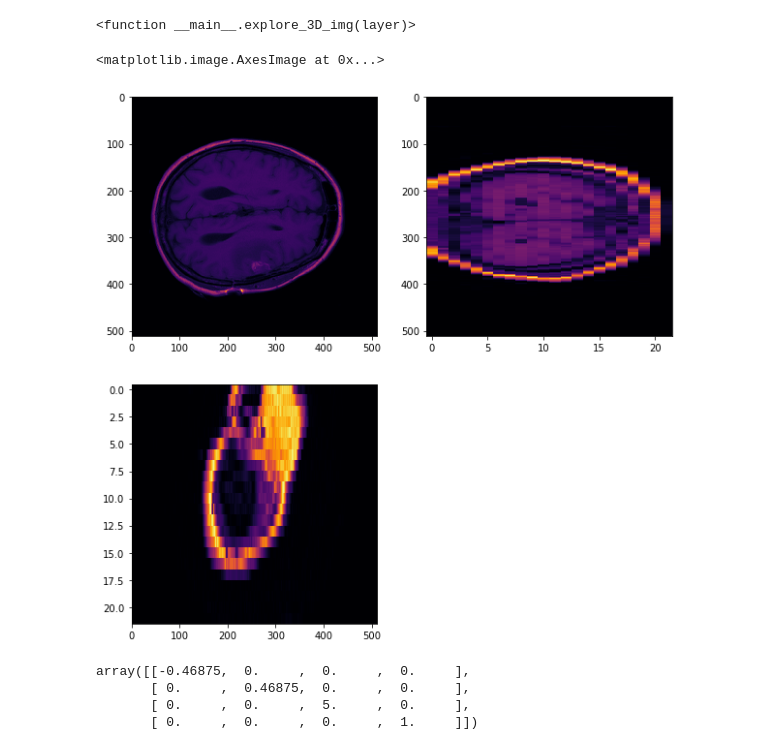
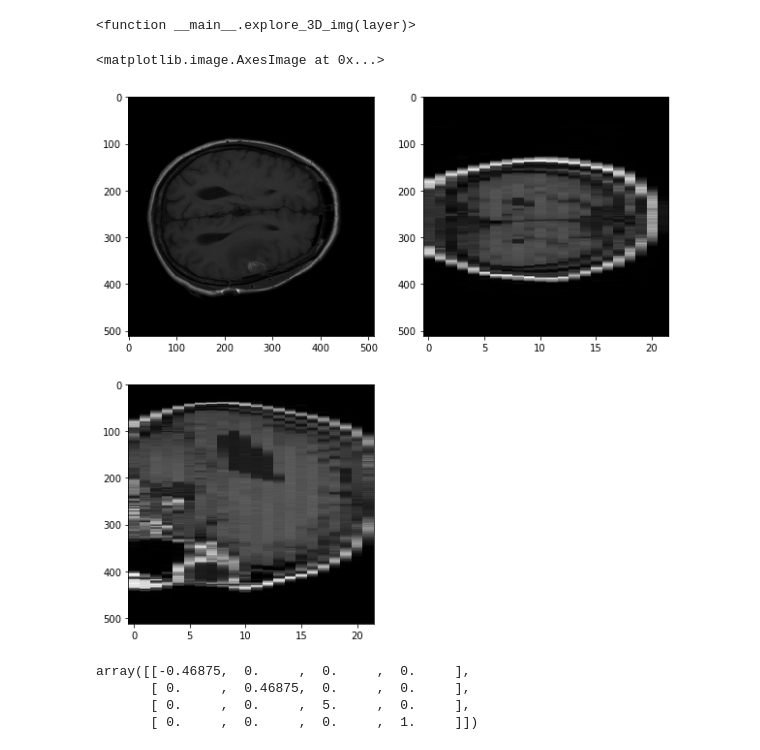
Before and after one commit to rishavdhungel/Neurohacking-with-python, a Jupyter notebook: Basic Visualization.ipynb, the cells around one changed output. Drawn from its saved outputs; the diff is of its cells as text; code cells hidden in the pictures.

Commit message:
basic data manipulation

```diff
--- a/Basic Visualization.ipynb
+++ b/Basic Visualization.ipynb
@@ -107,20 +107,20 @@ interactive(children=(IntSlider(value=255, description='layer', max=511), Output
 # %%
 
 plt.subplots(figsize=(10,10))
 
 a1 = plt.subplot(2, 2,1)
-plt.imshow(image_data[:, :, 12],interpolation='nearest', aspect='auto',cmap='inferno')
+plt.imshow(image_data[:, :, 12],interpolation='nearest', aspect='auto',cmap='gray')
 
 
 a2 = plt.subplot(2, 2, 2)
-plt.imshow(image_data[:, 100, :],interpolation='nearest', aspect='auto',cmap='inferno')
+plt.imshow(image_data[:, 100, :],interpolation='nearest', aspect='auto',cmap='gray')
 
 
 a3 = plt.subplot(2, 2, 3)
-plt.imshow(image_data[106, :, :].T,interpolation='nearest', aspect='auto',cmap='inferno')
+plt.imshow(image_data[300, :, :],interpolation='nearest', aspect='auto',cmap='gray')
 # %% [output]
 <matplotlib.image.AxesImage at 0x...>
-[figure, old version]
+[figure, new version]
 # %%
 #using affine to find the image array data in refrence space
 image_obj_affine = image_obj.affine
```
Also changed, not shown: 1 other file.
